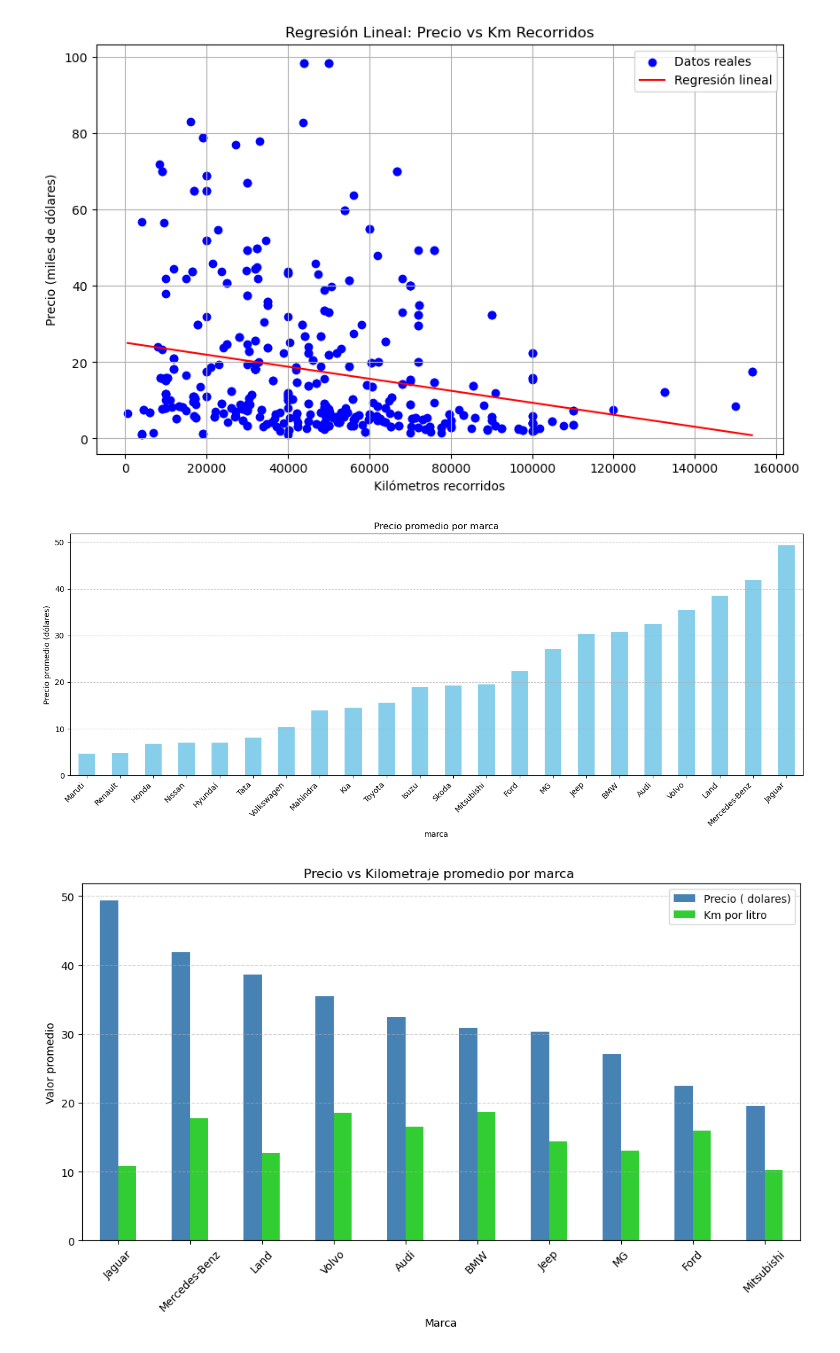
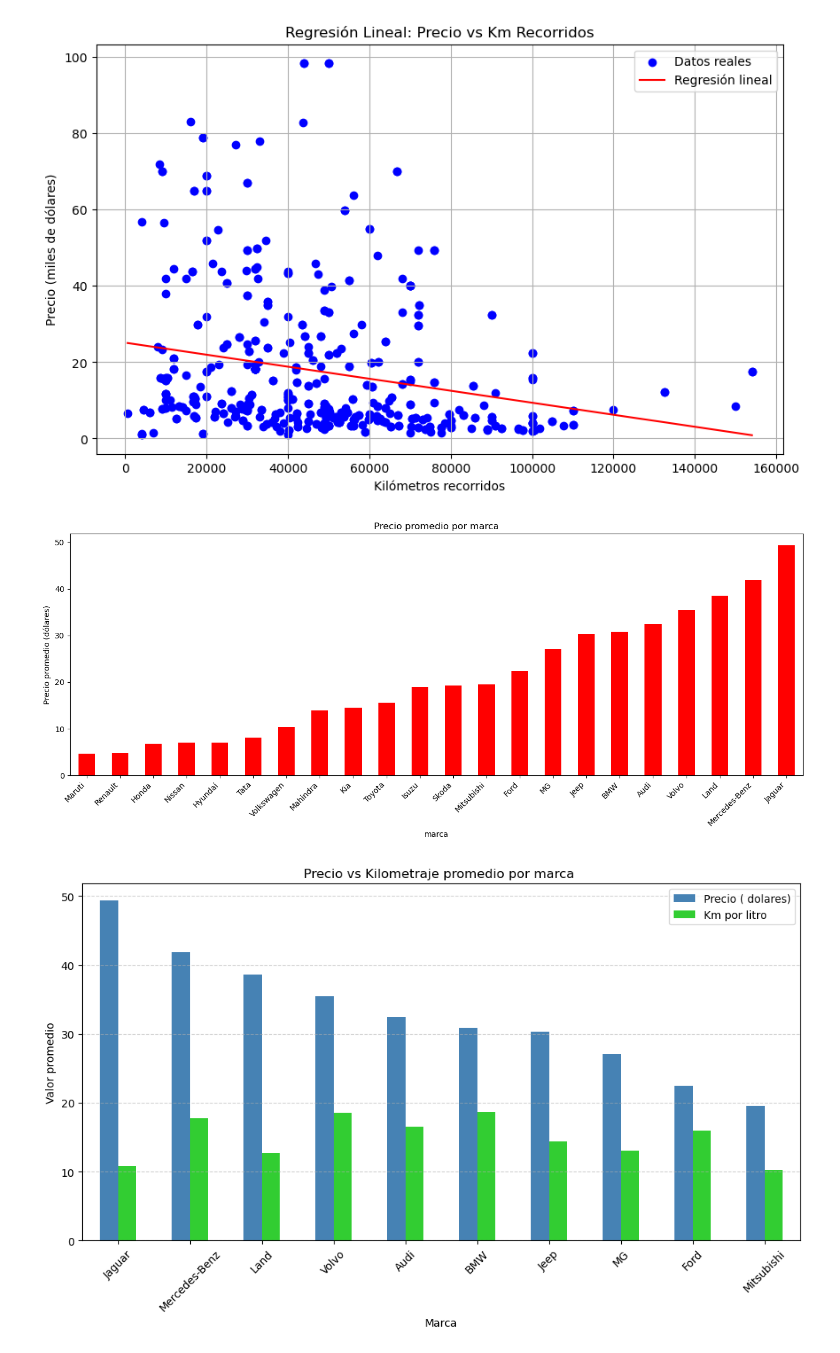
Before and after one commit to leop-contreras/IA-Parcial2, a Jupyter notebook: main.ipynb, the cells around one changed output. Drawn from its saved outputs; the diff is of its cells as text; code cells hidden in the pictures.

```diff
--- a/main.ipynb
+++ b/main.ipynb
@@ -330,19 +327,18 @@ plt.show()
 # %%
 
 df['marca'] = df['modelo'].apply(lambda x: x.split()[1] if len(x.split()) > 1 else "Desconocido")
 
 precio_marca = df.groupby('marca')["precio_dolares(miles)"].mean().sort_values()
 
 plt.figure(figsize=(14, 6))
-precio_marca.plot(kind='bar', color='skyblue')
+precio_marca.plot(kind='bar', color='red')
 plt.title("Precio promedio por marca")
 plt.ylabel("Precio promedio (dólares)")
 plt.xticks(rotation=45, ha='right')
-plt.grid(axis='y', linestyle='--', alpha=0.7)
 plt.tight_layout()
 plt.show()
 # %% [output]
-[figure, old version]
+[figure, new version]
 # %%
 marca_rendimiento = df.groupby('marca').agg(
     precio_promedio=('precio_dolares(miles)', 'mean'),
```
Also changed, not shown: parts of 8 cells of this notebook.
